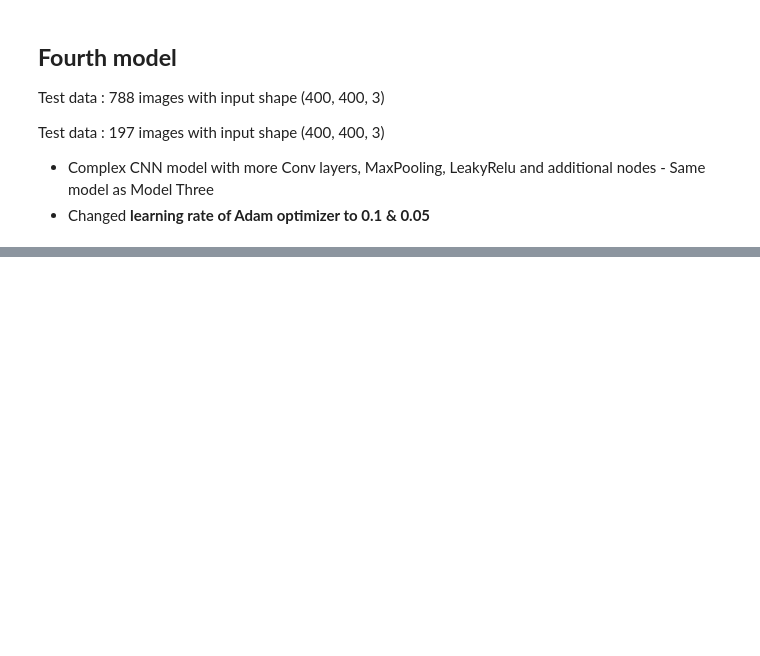
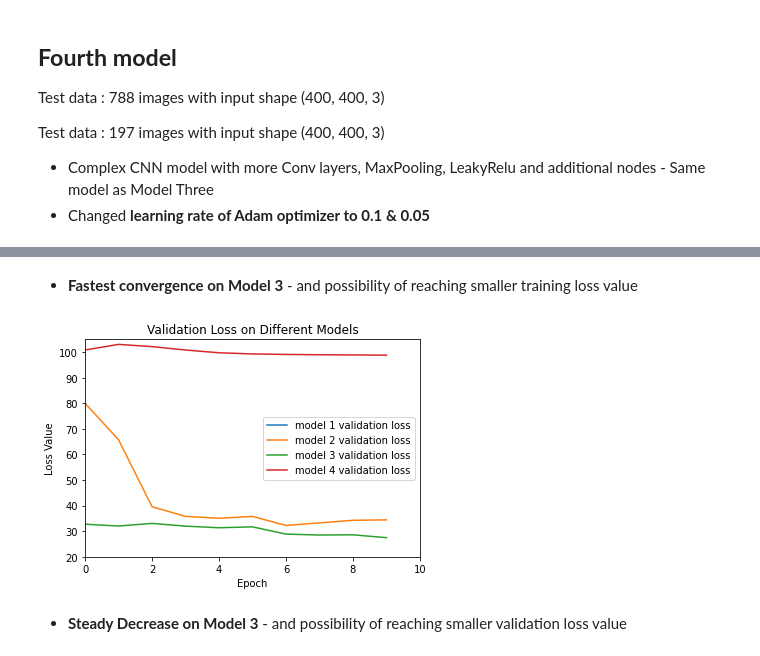
Before and after one commit to CSCCNY/final-project-recomposeclassics, a Jupyter notebook: 02_Spectogram_BasicCNN.ipynb, the cells around one changed output, grey strips where cells are left out. Saved outputs shown, nothing was run; the diff lists cells and outputs as text; code cells hidden in the pictures; blank space fills up the shorter version.

```diff
--- a/02_Spectogram_BasicCNN.ipynb
+++ b/02_Spectogram_BasicCNN.ipynb
@@ -785,19 +831,28 @@ plt.show()
+# %% [markdown]
+- **Fastest convergence on Model 3** - and possibility of reaching smaller training loss value
 # %%
 import matplotlib.pyplot as plt
 
 epochs = 10
 train_loss4 = history4.history['mae']
 val_loss4 = history4.history['val_mae']
 
 epochs = range(epochs)
 
 plt.figure()
-plt.plot(epochs, train_loss4, 'r', label='Training loss')
-plt.plot(epochs, val_loss4, 'b', label='Validation loss')
-plt.title('Training and Validation Loss')
+plt.plot(epochs, val_loss, label='model 1 validation loss')
+plt.plot(epochs, val_loss2,  label='model 2 validation loss')
+plt.plot(epochs, val_loss3,  label='model 3 validation loss')
+plt.plot(epochs, val_loss4,  label='model 4 validation loss')
+
+plt.title('Validation Loss on Different Models')
 plt.xlabel('Epoch')
 plt.ylabel('Loss Value')
-plt.ylim([50, 100])
+plt.ylim([20, 105])
 plt.xlim([0, 10])
 plt.legend()
 plt.show()
+# %% [output]
+[figure, added]
+# %% [markdown]
+- **Steady Decrease on Model 3** - and possibility of reaching smaller validation loss value
```
Also changed, not shown: parts of 8 cells of this notebook.
